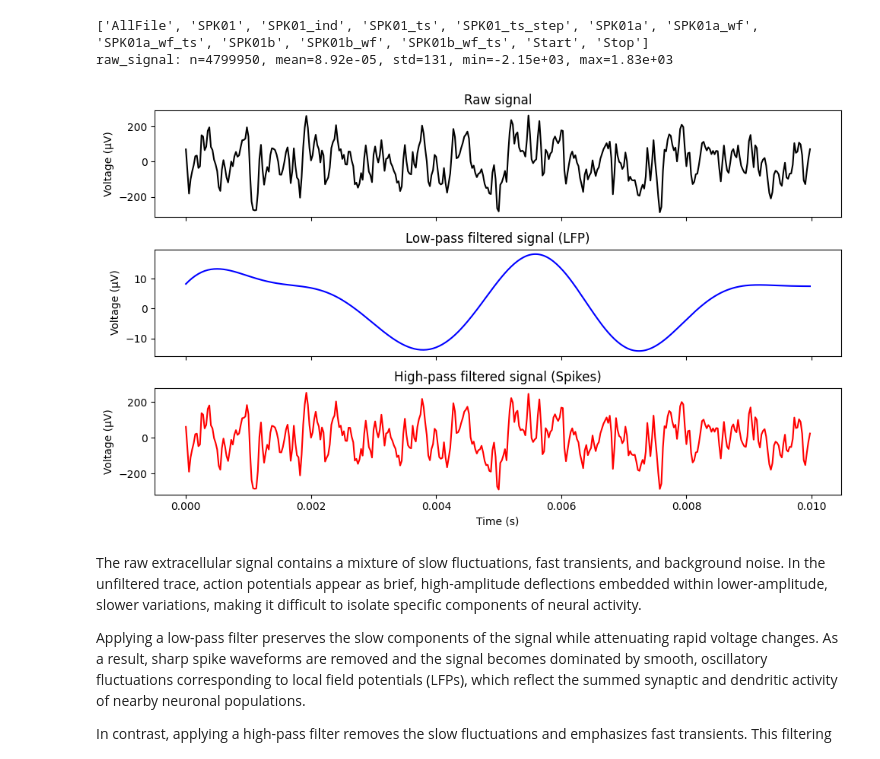
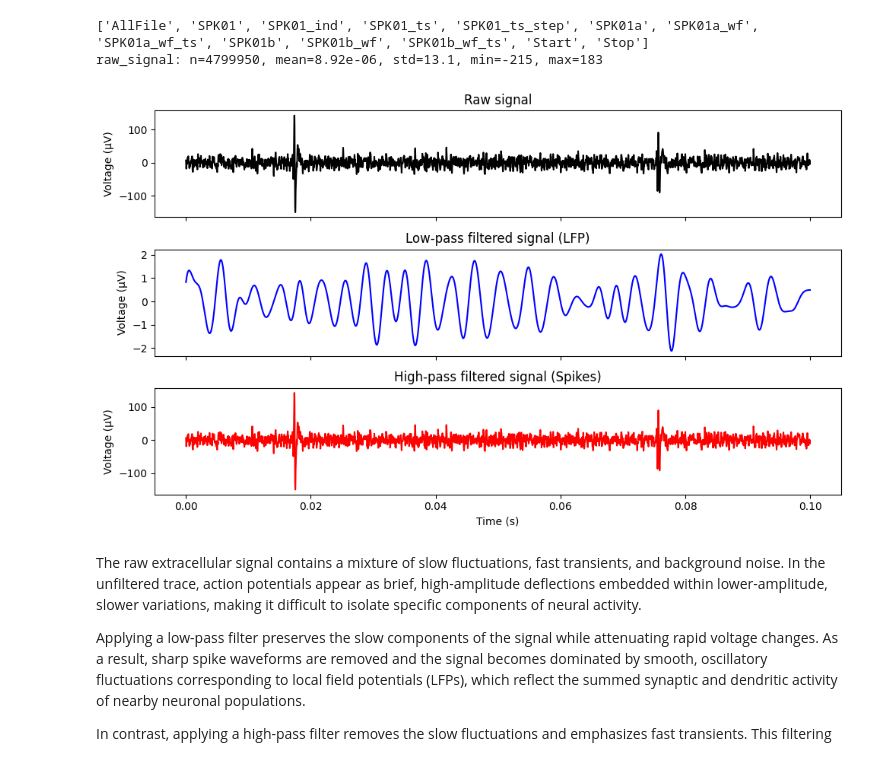
Before and after one commit to ohadgonen/neurolab-5, a Jupyter notebook: lab5.ipynb, the cells around one changed output. Drawn from its saved outputs; the diff is of its cells as text; code cells hidden in the pictures.

```diff
--- a/lab5.ipynb
+++ b/lab5.ipynb
@@ -17,7 +17,7 @@ def plotSignal(raw_signal, t_start=0.0, t_duration=0.1):
     nyq = fs / 2
 
     raw_signal = np.asarray(raw_signal, dtype=float).squeeze()
-    raw_signal *= 10000 # convert to µV
+    raw_signal *= 1e3  # convert to microvolts
 
     # print signal stats
     print(f"raw_signal: n={raw_signal.size}, mean={raw_signal.mean():.3g}, std={raw_signal.std():.3g}, "
@@ -51,36 +51,36 @@ def plotSignal(raw_signal, t_start=0.0, t_duration=0.1):
     axes[0].plot(t, sig, color="black")
     axes[0].set_title("Raw signal")
     axes[0].set_ylabel("Voltage (µV)")
 
     axes[1].plot(t, sig_low, color="blue")
     axes[1].set_title("Low-pass filtered signal (LFP)")
     axes[1].set_ylabel("Voltage (µV)")
 
     axes[2].plot(t, sig_high, color="red")
     axes[2].set_title("High-pass filtered signal (Spikes)")
     axes[2].set_ylabel("Voltage (µV)")
     axes[2].set_xlabel("Time (s)")
 
     plt.tight_layout()
     plt.show()
 
 import scipy.io as sio
 
 # Load .mat file
 mat_path = r"/Users/ohadgonen/Desktop/Neuroscience/Year 3/1st semester/Neurobiology lab/lab 5 - neural decoding/matlab results/Ch01 walk daniil.mat"
 mat = sio.loadmat(mat_path, squeeze_me=True, struct_as_record=False)
 
 # List variable names in the .mat file
 print([k for k in mat.keys() if not k.startswith("__")])
 
 # Extract raw signal from SPK01 variable and plot
 spk01 = mat["SPK01"]
 raw = spk01[:, 0]
-plotSignal(raw, t_start=0.0, t_duration=0.01)
+plotSignal(raw, t_start=0.0, t_duration=0.1)
 # %% [output]
 ['AllFile', 'SPK01', 'SPK01_ind', 'SPK01_ts', 'SPK01_ts_step', 'SPK01a', 'SPK01a_wf', 'SPK01a_wf_ts', 'SPK01b', 'SPK01b_wf', 'SPK01b_wf_ts', 'Start', 'Stop']
-raw_signal: n=4799950, mean=8.92e-05, std=131, min=-2.15e+03, max=1.83e+03
+raw_signal: n=4799950, mean=8.92e-06, std=13.1, min=-215, max=183
-[figure, old version]
+[figure, new version]
 # %% [markdown]
 The raw extracellular signal contains a mixture of slow fluctuations, fast transients, and background noise. In the unfiltered trace, action potentials appear as brief, high-amplitude deflections embedded within lower-amplitude, slower variations, making it difficult to isolate specific components of neural activity.
 
```
